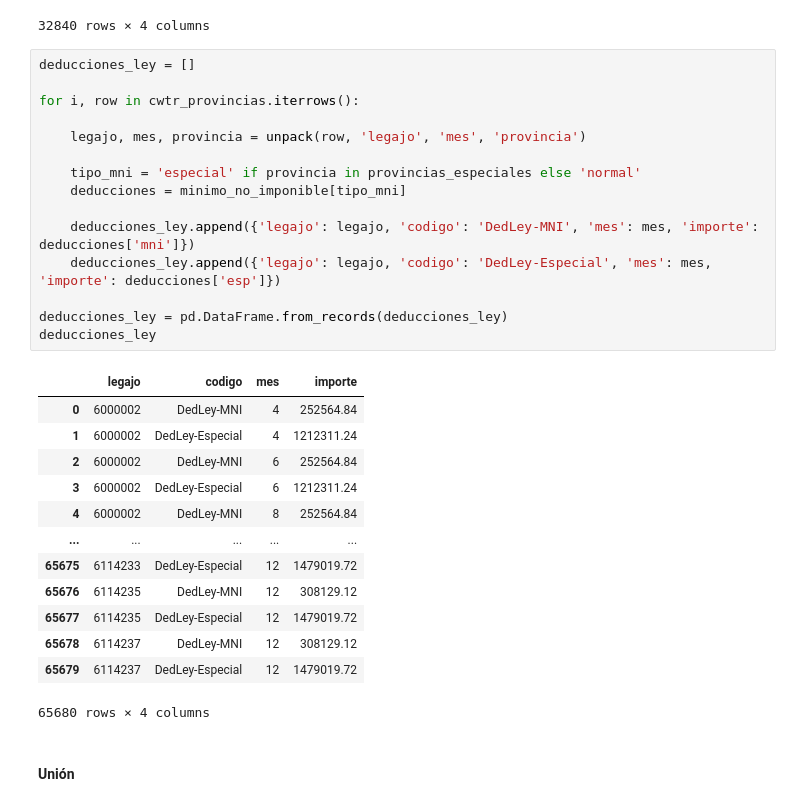
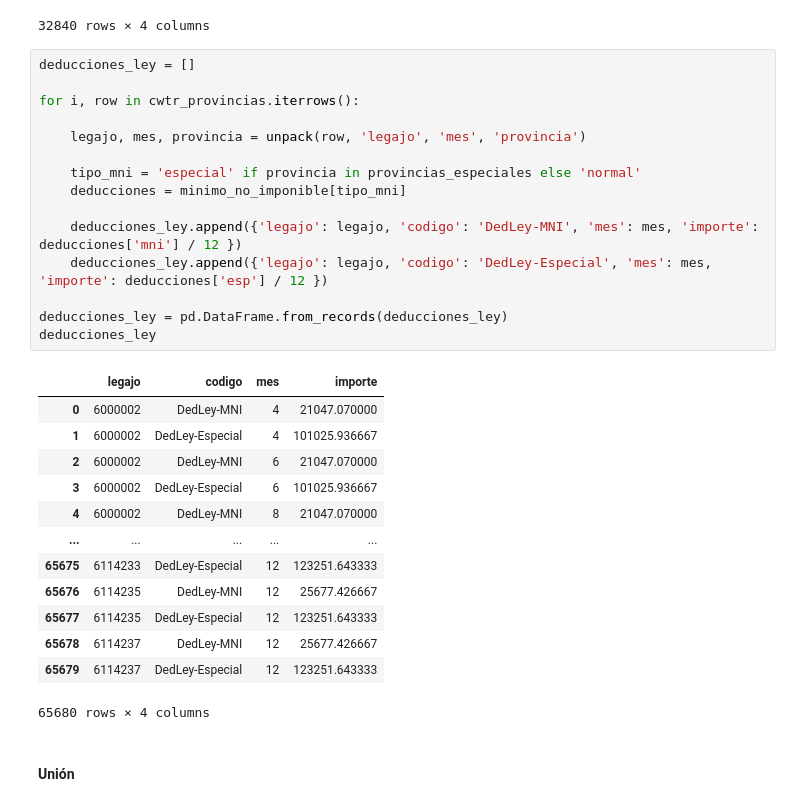
Before and after one commit to casasrodri/ganancias-cuarta-categoria, a Jupyter notebook: 3-Cálculo deducc.ipynb, the cells around one changed output. Saved outputs shown, nothing was run; the diff lists cells and outputs as text.

```diff
--- a/3-Cálculo deducc.ipynb
+++ b/3-Cálculo deducc.ipynb
@@ -149,31 +149,31 @@ cwtr_provincias
 # %%
 deducciones_ley = []
 
 for i, row in cwtr_provincias.iterrows():
 
     legajo, mes, provincia = unpack(row, 'legajo', 'mes', 'provincia')
 
     tipo_mni = 'especial' if provincia in provincias_especiales else 'normal'
     deducciones = minimo_no_imponible[tipo_mni]
 
-    deducciones_ley.append({'legajo': legajo, 'codigo': 'DedLey-MNI', 'mes': mes, 'importe': deducciones['mni']})
-    deducciones_ley.append({'legajo': legajo, 'codigo': 'DedLey-Especial', 'mes': mes, 'importe': deducciones['esp']})
+    deducciones_ley.append({'legajo': legajo, 'codigo': 'DedLey-MNI', 'mes': mes, 'importe': deducciones['mni'] / 12 })
+    deducciones_ley.append({'legajo': legajo, 'codigo': 'DedLey-Especial', 'mes': mes, 'importe': deducciones['esp'] / 12 })
 
 deducciones_ley = pd.DataFrame.from_records(deducciones_ley)
 deducciones_ley
 # %% [output]
 |  | legajo | codigo | mes | importe |
-| 0 | 6000002 | DedLey-MNI | 4 | 252564.84 |
-| 1 | 6000002 | DedLey-Especial | 4 | 1212311.24 |
-| 2 | 6000002 | DedLey-MNI | 6 | 252564.84 |
-| 3 | 6000002 | DedLey-Especial | 6 | 1212311.24 |
-| 4 | 6000002 | DedLey-MNI | 8 | 252564.84 |
+| 0 | 6000002 | DedLey-MNI | 4 | 21047.070000 |
+| 1 | 6000002 | DedLey-Especial | 4 | 101025.936667 |
+| 2 | 6000002 | DedLey-MNI | 6 | 21047.070000 |
+| 3 | 6000002 | DedLey-Especial | 6 | 101025.936667 |
+| 4 | 6000002 | DedLey-MNI | 8 | 21047.070000 |
 | ... | ... | ... | ... | ... |
-| 65675 | 6114233 | DedLey-Especial | 12 | 1479019.72 |
-| 65676 | 6114235 | DedLey-MNI | 12 | 308129.12 |
-| 65677 | 6114235 | DedLey-Especial | 12 | 1479019.72 |
-| 65678 | 6114237 | DedLey-MNI | 12 | 308129.12 |
-| 65679 | 6114237 | DedLey-Especial | 12 | 1479019.72 |
+| 65675 | 6114233 | DedLey-Especial | 12 | 123251.643333 |
+| 65676 | 6114235 | DedLey-MNI | 12 | 25677.426667 |
+| 65677 | 6114235 | DedLey-Especial | 12 | 123251.643333 |
+| 65678 | 6114237 | DedLey-MNI | 12 | 25677.426667 |
+| 65679 | 6114237 | DedLey-Especial | 12 | 123251.643333 |
 65680 rows × 4 columns
 # %% [markdown]
 #### Unión
```
Also changed, not shown: parts of 1 cell of this notebook.
